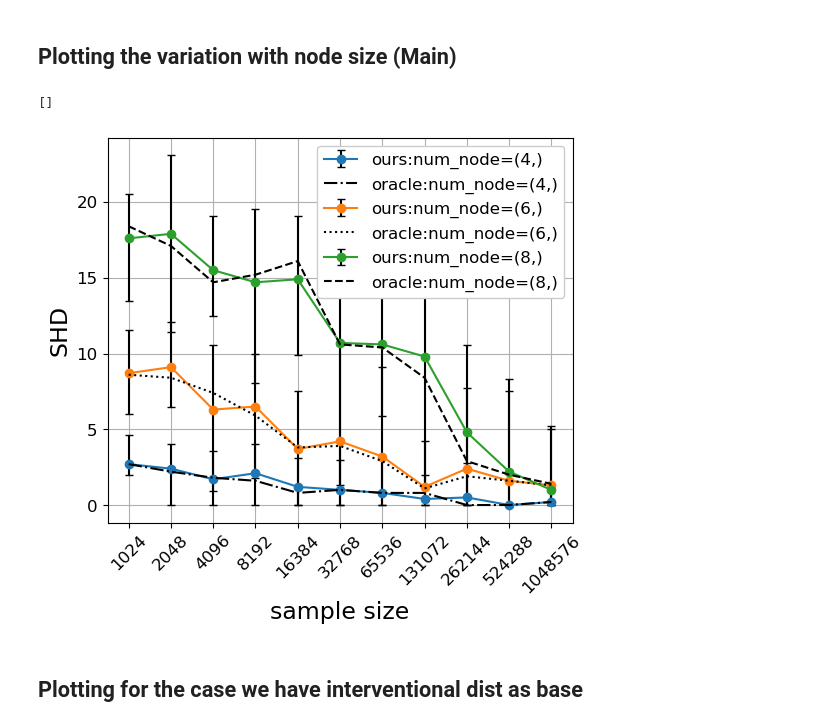
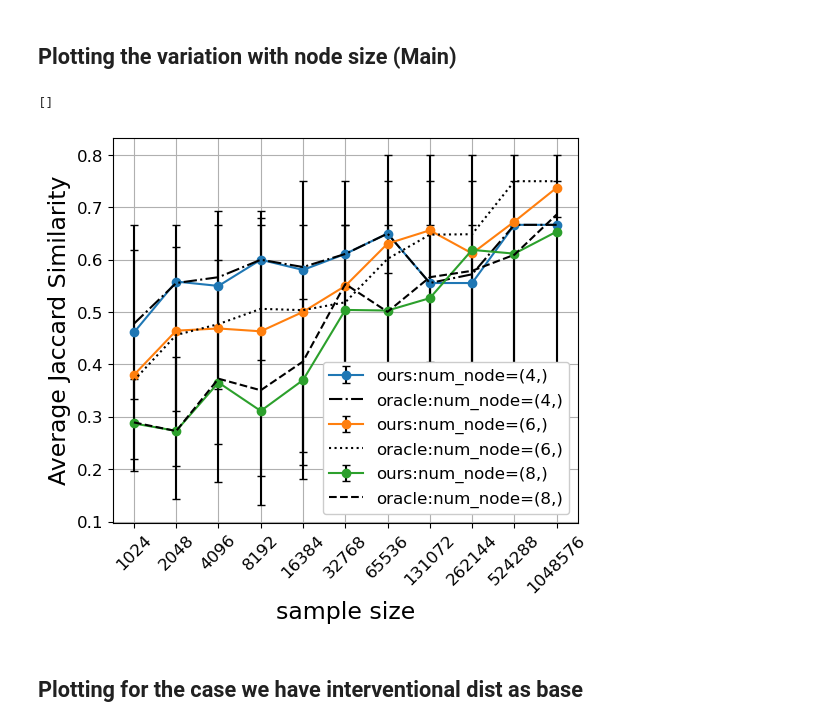
Before and after one commit to BigBang0072/mixture_mec, a Jupyter notebook: ResultAnalysis-SACHS.ipynb, the cells around one changed output. Drawn from its saved outputs; the diff is of its cells as text; code cells hidden in the pictures.

Commit message:
Saving the result for the half case

```diff
--- a/ResultAnalysis-SACHS.ipynb
+++ b/ResultAnalysis-SACHS.ipynb
@@ -141,11 +141,11 @@ plot_metric_list = [
 #                     ("param_est_rel_err",0,"Parameter Estimation Error"),
 #                     ("est_num_comp",0,"#Estimated Component")
 #                     ("weight_precision_error",3,"Mixing Weight Estimation Error")
-#                     ("avg_js",1,"Average Jaccard Similarity"),
-#                     ("avg_oracle_js",1,"Average Jaccard Similarity"),
+                    ("avg_js",1,"Average Jaccard Similarity"),
+                    ("avg_oracle_js",1,"Average Jaccard Similarity"),
 #                     ("avg_intv_base_js",1,"Average Jaccard Similarity"),
-                    ("shd",2,"SHD"),
-                    ("oracle_shd",2,"SHD"),
+#                     ("shd",2,"SHD"),
+#                     ("oracle_shd",2,"SHD"),
 #                     ("intv_base_shd",2,"SHD"),
 #                     ("igsp_shd",2,"SHD"),
 ]
@@ -168,7 +168,7 @@ oracle_ls = {4:"-.",6:":",8:"--",12:"-.",15:":",20:"--",11:"-."}
 
 
 #Cameraready version
-expt_name = "expt_logs_sim_compsel_backward_cameraready_all"
+expt_name = "expt_logs_sim_compsel_backward_cameraready_half"
 
 #OLD to compare
 # expt_name = "expt_logs_11.05.24-half_intv_weight_error_all_comp_utigsp_large_sample"
@@ -231,34 +231,34 @@ for num_node,node_df in expt_df.groupby(["num_nodes"]):
         elif "igsp" in metric:
             ax.errorbar(range(len(sample_size)),
                                   metric_mean,
 #                                   yerr=q25_75,
                                   ls=oracle_ls[num_node[0]],
                                   color="red",
 #                                   capsize=3,
                                   ecolor = "black",
                                   label="igsp".format(num_node)
             )
         else:
             ax.errorbar(range(len(sample_size)),
                                   metric_mean,
                                   yerr=q25_75,
                                   capsize=3,
                                   ecolor = "black",
                                   fmt="-o",
                                   label="ours:num_node={}".format(num_node)
             )
 #         ax.set_title("Metric = {}".format(metric))
         ax.set_ylabel(metric_name)
         ax.set_xlabel("sample size")
         ax.set_xticks(range(len(sample_size)))
         ax.set_xticklabels(sample_size,rotation=45)
         ax.legend(prop={'size': 12},framealpha=1.0)
         ax.grid(True)
 plt.savefig('{}-{}.pdf'.format(metric,expt_name), bbox_inches='tight')
 plt.plot()
 # %% [output]
 []
-[figure, old version]
+[figure, new version]
 # %% [markdown]
 ## Plotting for the case we have interventional dist as base
 # %%
```
Also changed, not shown: 4 other files.
